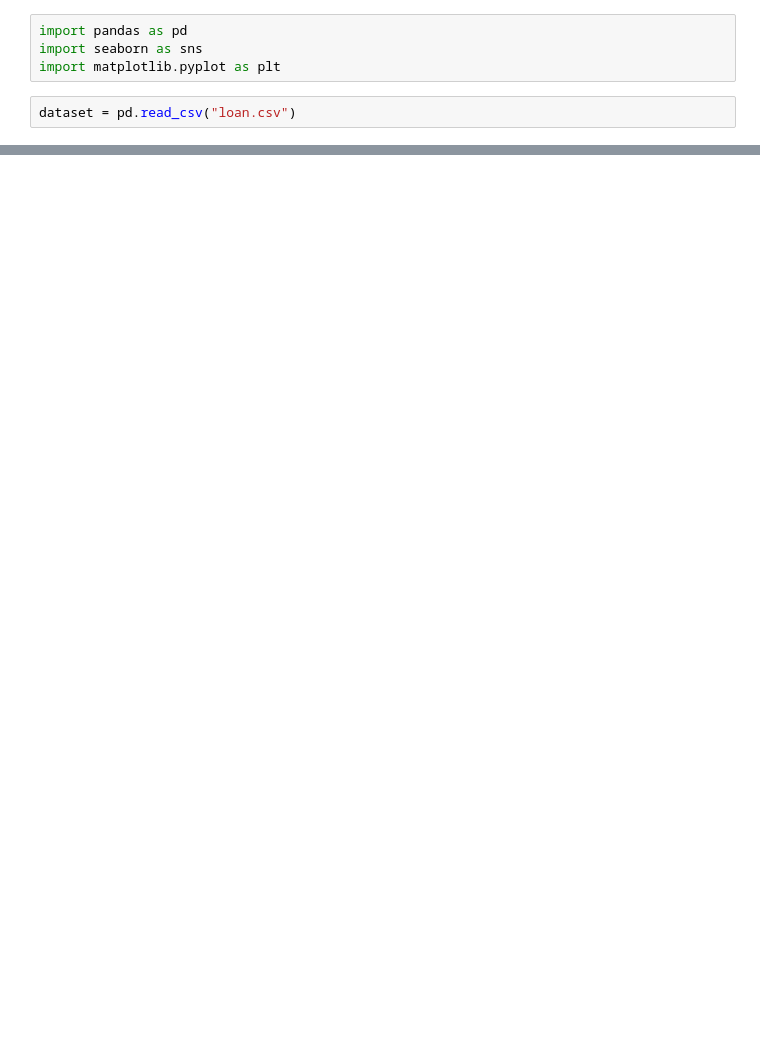
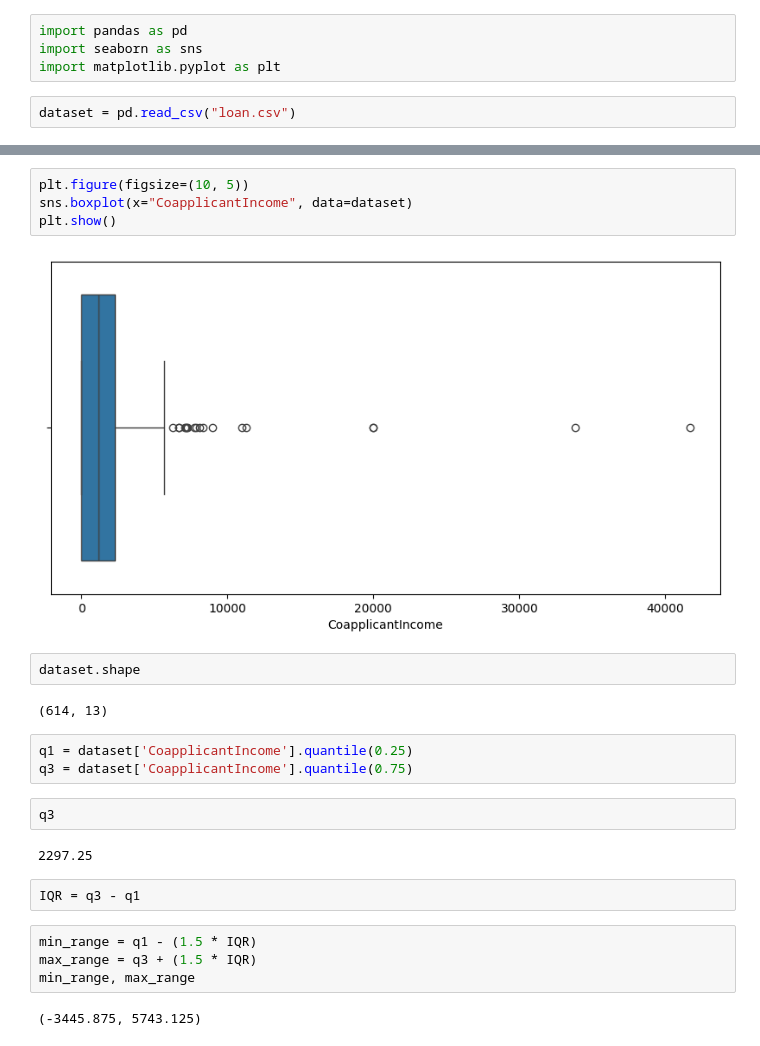
Before and after one commit to Harnoor0718/Data_Analytics, a Jupyter notebook: IQRoutlierRemoval.ipynb, the cells around one changed output, grey strips where cells are left out. Cells and saved outputs as stored; diff of their text form; blank space fills up the shorter version.

```diff
--- a/IQRoutlierRemoval.ipynb
+++ b/IQRoutlierRemoval.ipynb
@@ -13,0 +26,25 @@ dataset.head(3)
+# %%
+plt.figure(figsize=(10, 5))
+sns.boxplot(x="CoapplicantIncome", data=dataset)
+plt.show()
+# %% [output]
+[figure, added]
+# %%
+dataset.shape
+# %% [output]
+(614, 13)
+# %%
+q1 = dataset['CoapplicantIncome'].quantile(0.25)
+q3 = dataset['CoapplicantIncome'].quantile(0.75)
+# %%
+q3
+# %% [output]
+2297.25
+# %%
+IQR = q3 - q1
+# %%
+min_range = q1 - (1.5 * IQR)
+max_range = q3 + (1.5 * IQR)
+min_range, max_range
+# %% [output]
+(-3445.875, 5743.125)
```
Also changed, not shown: parts of 5 cells of this notebook, 1 other file.
